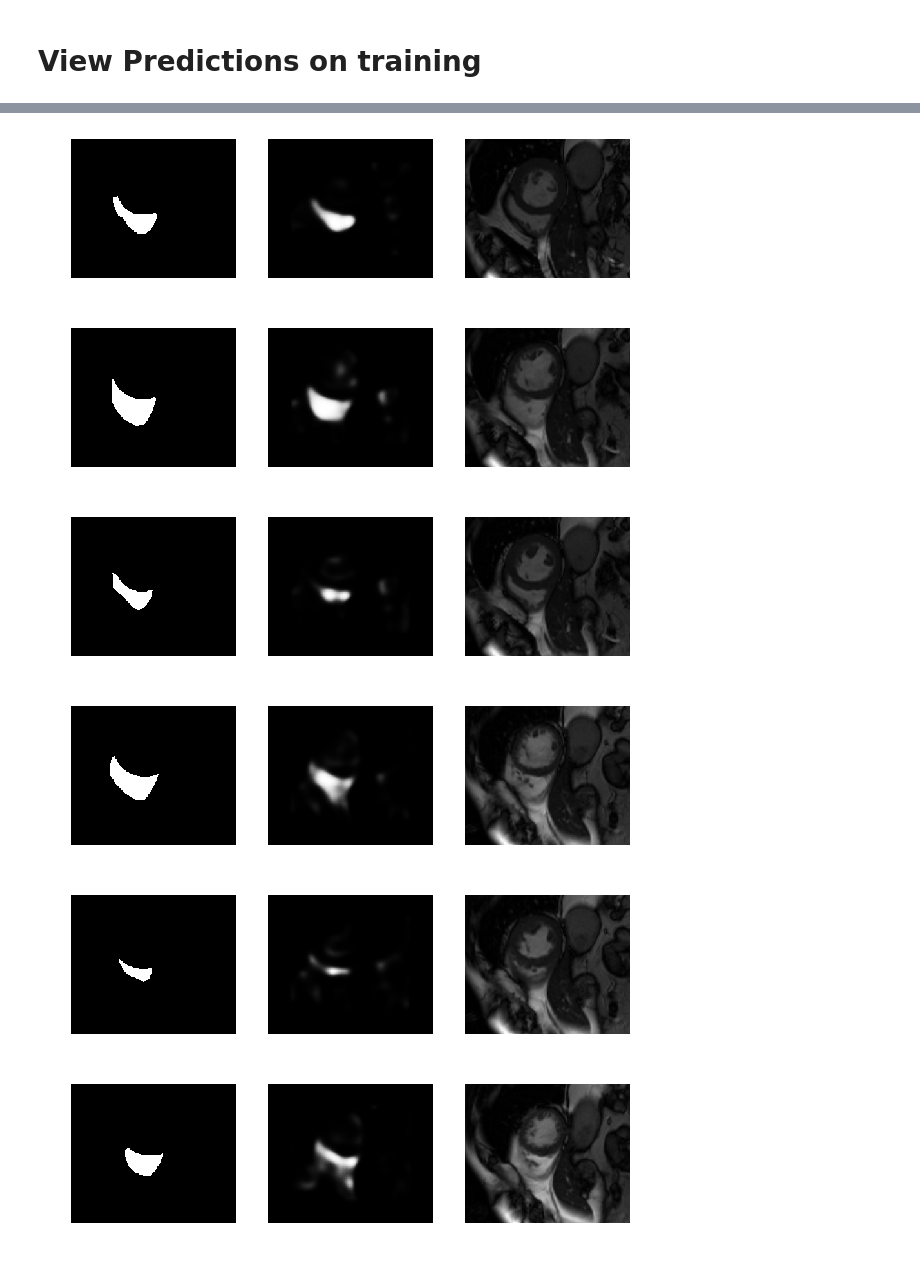
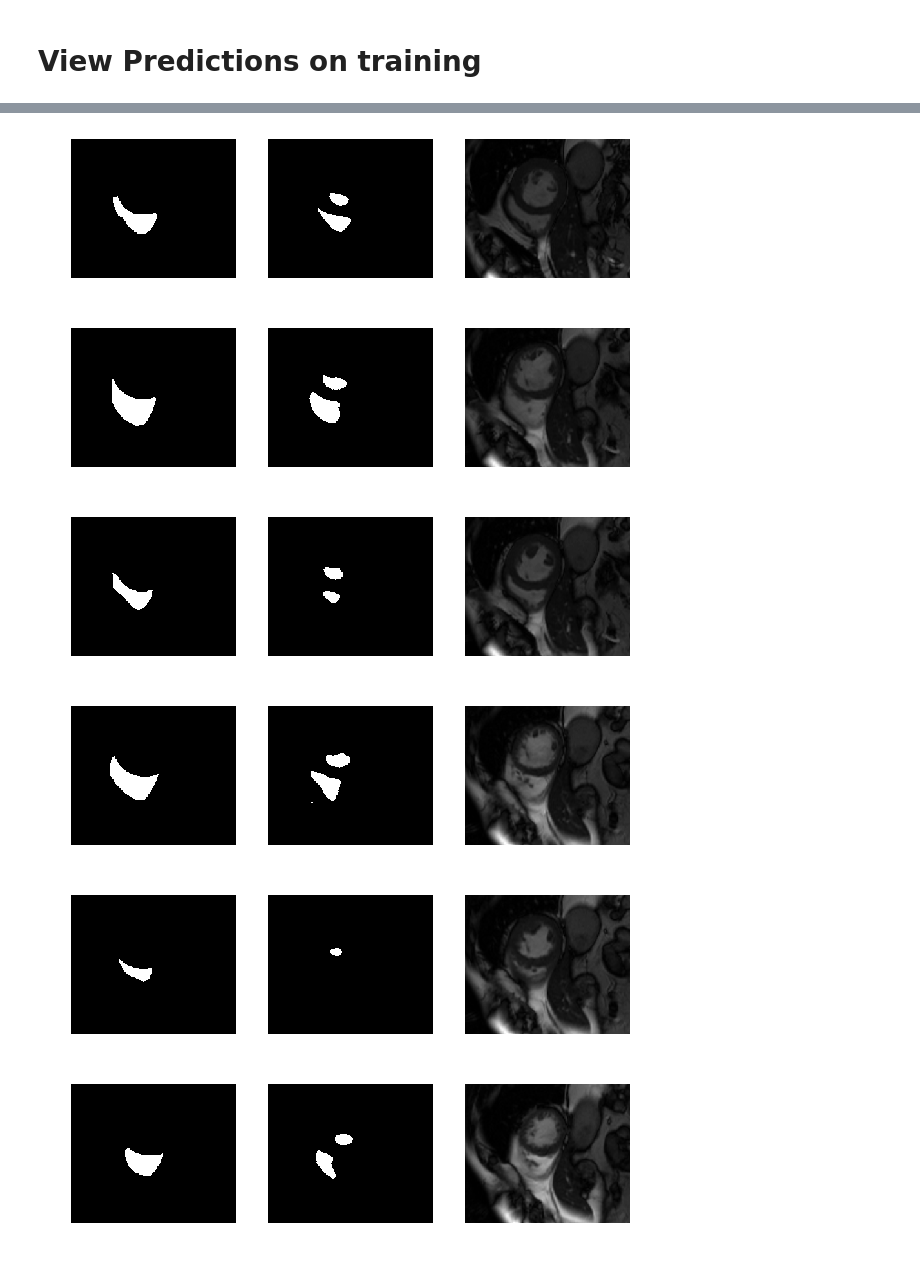
Before and after one commit to aksharkkumar/cmri-rv-seg, a Jupyter notebook: notebooks/cmri-rv-seg.ipynb, the cells around one changed output, grey strips where cells are left out. Saved outputs shown, nothing was run; the diff lists cells and outputs as text; code cells hidden in the pictures.

Commit message:
continue training combos

```diff
--- a/notebooks/cmri-rv-seg.ipynb
+++ b/notebooks/cmri-rv-seg.ipynb
@@ -56,11 +56,11 @@ There are 243 total inner masks.
 There are 243 total outer masks.
 # %%
 height,width,_ = images[0].shape
-dropout = 0.0
+dropout = 0.2
 
 unet_conv = unet.UNet()
 
-model = unet_conv.get_unet(height=height,width=width,channels=1,features=64,steps=3,dropout=dropout,padding='same')
+model = unet_conv.get_unet(height=height,width=width,channels=1,features=32,steps=3,dropout=dropout,padding='same')
 
 model.summary()
 # %% [output]
@@ -155,8 +155,7 @@ validation_images = images[split_index:]
 validation_inner_masks = i_masks[split_index:]
 
 
-data_gen_args = dict(featurewise_std_normalization=True,
-                     rotation_range=180,
+data_gen_args = dict(rotation_range=180,
                      width_shift_range=0.1,
                      height_shift_range=0.1,
                      shear_range=0.1,
@@ -180,7 +179,7 @@ train_masks_generator = train_images_datagen.flow(train_inner_masks, y=None, see
 
 train_generator = zip(train_images_generator, train_masks_generator)
 # %%
-checkpointer = ModelCheckpoint(filepath='saved_models/endo_models/weights500No64.hdf5', verbose=1, save_best_only=True)
+checkpointer = ModelCheckpoint(filepath='saved_models/endo_models/weights-500-20.hdf5', verbose=1, save_best_only=True)
 
 hist = model.fit_generator(train_generator,steps_per_epoch=train_steps,epochs=epochs,verbose=1,callbacks=[checkpointer],
                    validation_data=(validation_images,validation_inner_masks),validation_steps=val_steps)
@@ -236,7 +235,7 @@ show_plots(hist)
 # %%
 import tensorflow as tf
 
-model.load_weights('saved_models/endo_models/weightsNoDrop.hdf5')
+model.load_weights('saved_models/endo_models/weights-500-20.hdf5')
 def calculate_dice(images, masks_true):
     dices = []
    # image = images[0]
@@ -273,8 +272,8 @@ def calculate_dice(images, masks_true):
     #print(masks_pred)
     print("Dice Average: {:.2f} Dice Stdev: {:.2f}".format(np.mean(dices), np.std(dices)))
     #print(dice)
-print("Training Statistics(No Dropout)...")
+print("Training Statistics(0.2 Dropout)...")
 calculate_dice(train_images,train_inner_masks)
-print("Validation Statistics(No Dropout)...")
+print("Validation Statistics(0.2 Dropout)...")
 calculate_dice(validation_images,validation_inner_masks)
 # %% [output]
@@ -418,7 +417,7 @@ Dice Average: 0.95 Dice Stdev: 0.02
 # %% [markdown]
 # View Predictions on training
 # %%
-model.load_weights('saved_models/endo_models/weights500No64.hdf5')
+model.load_weights('saved_models/endo_models/weights-500Epochs-NoDrop.hdf5')
 
 def show_masks(images, i_masks_true):
     masks_pred = np.concatenate([model.predict(image[None,:,:,:]) for image in images])
@@ -431,7 +430,7 @@ def show_masks(images, i_masks_true):
         plt.imshow(i_mask, cmap=plt.cm.gray)
         plt.subplot(1,3,2)
         plt.axis("off")
-        plt.imshow(mask_pred[:,:,1],cmap=plt.cm.gray)
+        plt.imshow(np.where(mask_pred[:,:,1]>0.4,255,0),cmap=plt.cm.gray)
         plt.subplot(1, 3, 3)
         plt.axis("off")
         plt.imshow(image[:,:,0], cmap=plt.cm.gray)
@@ -445,6 +444,6 @@ show_masks(images[:10], inner_masks[:10])
-[figure, old version]
+[figure, new version]
-[figure, old version]
+[figure, new version]
-[figure, old version]
+[figure, new version]
-[figure, old version]
+[figure, new version]
-[figure, old version]
+[figure, new version]
-[figure, old version]
+[figure, new version]
```
Also changed, not shown: parts of 5 cells of this notebook, 3 other files.
